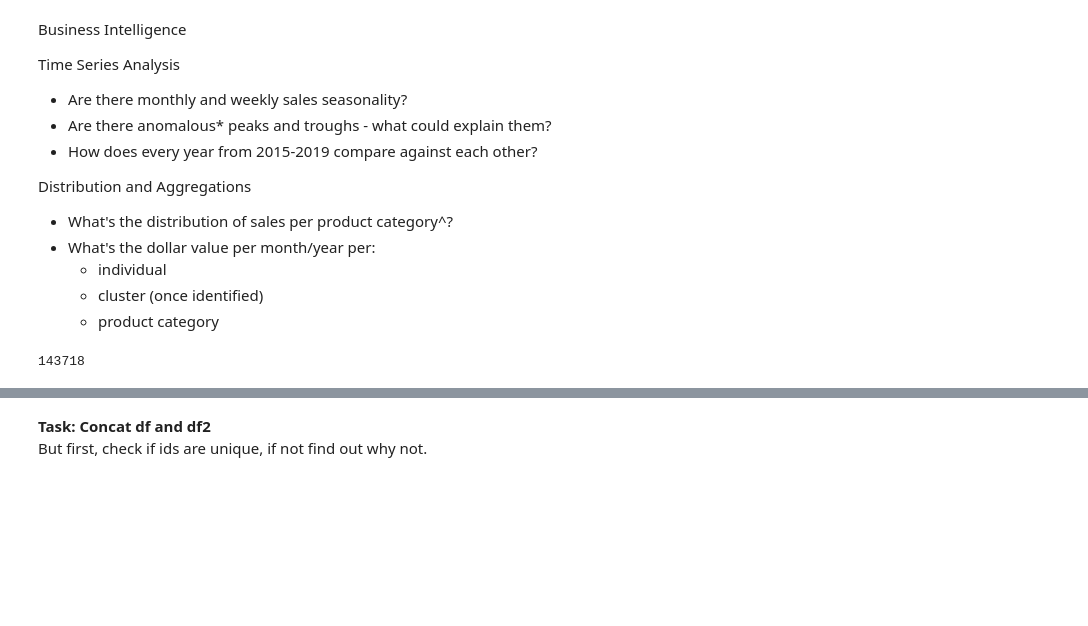
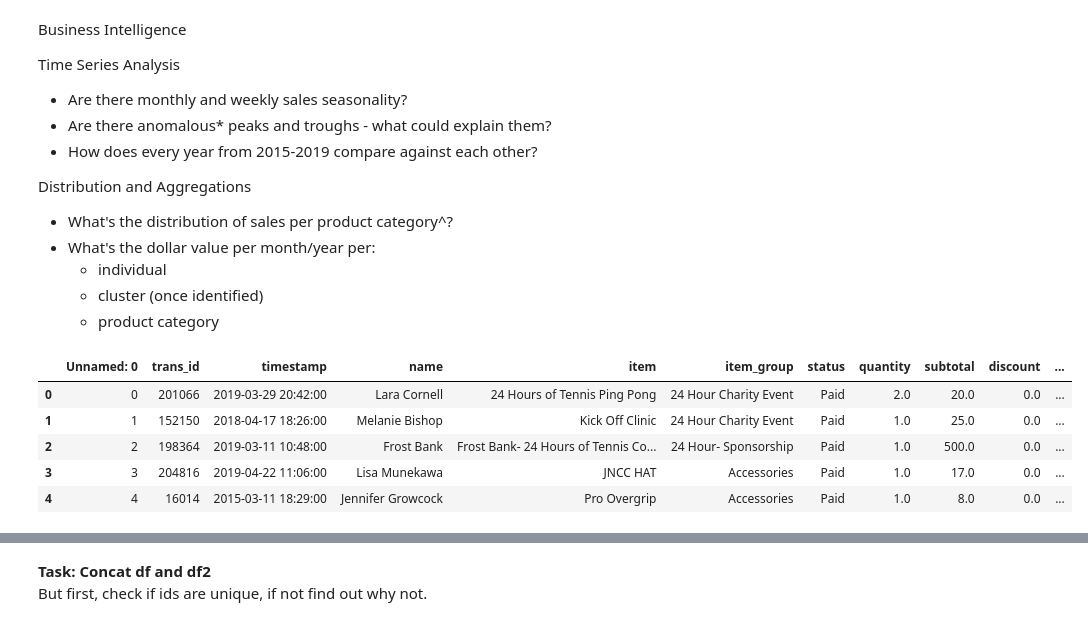
Before and after one commit to crisgiovanoni/jncc_project, a Jupyter notebook: business_intelligence.ipynb, the cells around one changed output, grey strips where cells are left out. Cells and saved outputs as stored; diff of their text form; code cells hidden in the pictures; blank space fills up the shorter version.

Commit message:
consolidated member and guest data

```diff
--- a/business_intelligence.ipynb
+++ b/business_intelligence.ipynb
@@ -27,0 +28,9 @@ df = df.rename(columns={"acn":"id","sys_id":"product_category"})
+# %%
+guest.head()
+# %% [output]
+|  | Unnamed: 0 | trans_id | timestamp | name | item | item_group | status | quantity | subtotal | discount | ... |
+| 0 | 0 | 201066 | 2019-03-29 20:42:00 | Lara Cornell | 24 Hours of Tennis Ping Pong | 24 Hour Charity Event | Paid | 2.0 | 20.0 | 0.0 | ... |
+| 1 | 1 | 152150 | 2018-04-17 18:26:00 | Melanie Bishop | Kick Off Clinic | 24 Hour Charity Event | Paid | 1.0 | 25.0 | 0.0 | ... |
+| 2 | 2 | 198364 | 2019-03-11 10:48:00 | Frost Bank | Frost Bank- 24 Hours of Tennis Co... | 24 Hour- Sponsorship | Paid | 1.0 | 500.0 | 0.0 | ... |
+| 3 | 3 | 204816 | 2019-04-22 11:06:00 | Lisa Munekawa | JNCC HAT | Accessories | Paid | 1.0 | 17.0 | 0.0 | ... |
+| 4 | 4 | 16014 | 2015-03-11 18:29:00 | Jennifer Growcock | Pro Overgrip | Accessories | Paid | 1.0 | 8.0 | 0.0 | ... |
@@ -32,4 +44,0 @@ df2["product_category"] = "Guest"
-# %%
-len(df)+len(df2)
-# %% [output]
-143718
```
Also changed, not shown: parts of 45 cells of this notebook, 1 other file.
